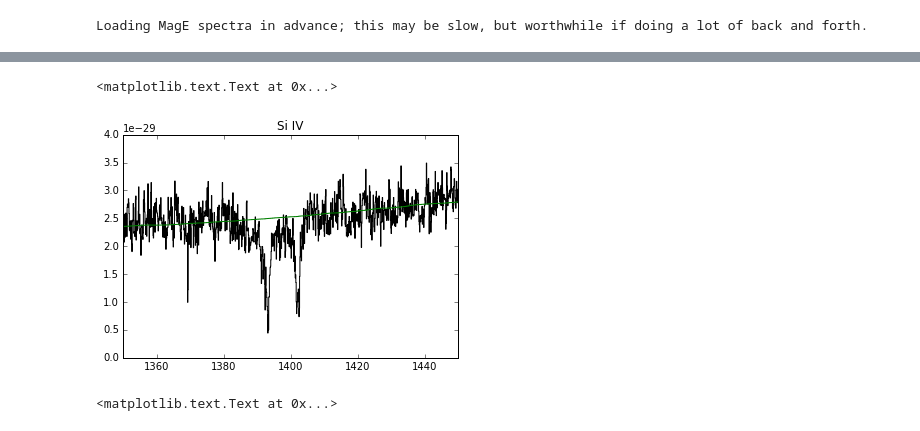
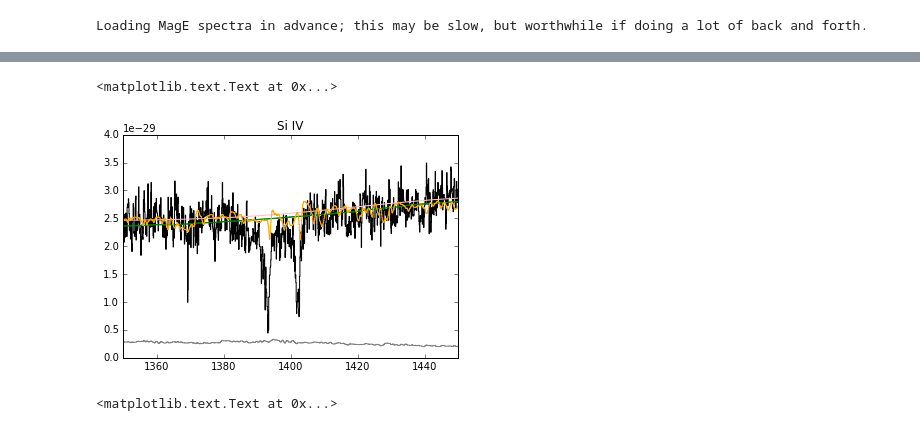
Before and after one commit to janerigby/NB, a Jupyter notebook: Rongmon Mage example.ipynb, the cells around one changed output, grey strips where cells are left out. Cells and saved outputs as stored; diff of their text form; code cells hidden in the pictures.

```diff
--- a/Rongmon Mage example.ipynb
+++ b/Rongmon Mage example.ipynb
@@ -32,6 +32,7 @@ Loading MagE spectra in advance; this may be slow, but worthwhile if doing a lot
 # %%
 # speclist is a dataframe that describes the spectra. Its index is "short_label",
 # which are the unique names of the spectra.
-print "Stellar redshift for Cosmic Eye: ", speclist.ix['Cosmic~Eye']['z_stars']
+example = "rcs0327-U"
+print "Stellar redshift for Cosmic Eye: ", speclist.ix[example]['z_stars']
 speclist.tail(2)
 # %% [output]
@@ -42,7 +43,7 @@ Stellar redshift for Cosmic Eye:  3.074834
 | Cosmic~Eye | Cosmic_eye/ | cosmiceye-combwC1.txt | Cosmic~Eye | 3.074834 | 0.00040 | False | 3.0735 | 0.00024 | False | 3.072358 | ... |
 # %%
 # The spectra are stored in in a dictionary of dataframes, called sp
-thisgal = speclist['short_label'][5]
+thisgal = example
 print "Let's pick an example galaxy:", thisgal
 print sp[thisgal].keys()  # All the column names in the spectrum
 sp[thisgal].head(2)
@@ -64,14 +65,18 @@ Index([u'wave', u'fnu', u'fnu_u', u'wave_sky', u'fnu_sky', u'fnu_cont',
 2 rows × 33 columns
 # %%
 plt.step(sp[thisgal]['rest_wave'], sp[thisgal]['rest_fnu'], color='black')
+plt.step(sp[thisgal]['rest_wave'], sp[thisgal]['rest_fnu_u'], color='grey')
 plt.step(sp[thisgal]['rest_wave'], sp[thisgal]['rest_fnu_autocont'], color='green')
+plt.step(sp[thisgal]['rest_wave'], sp[thisgal]['rest_fnu_autocont'], color='green')
+plt.step(sp[thisgal]['rest_wave'], sp[thisgal]['rest_fnu_cont'], color='pink')
+plt.step(sp[thisgal]['rest_wave'], sp[thisgal]['rest_fnu_s99model'], color='orange')
 # rest_fnu_autocont is the automatically-generated continuum
 plt.ylim(0,4E-29)
 plt.xlim(1350,1450)
 plt.title("Si IV")
 # %% [output]
 <matplotlib.text.Text at 0x...>
-[figure, old version]
+[figure, new version]
 # %%
 plt.step(sp[thisgal]['rest_wave'], sp[thisgal]['rest_fnu'], color='black')
 plt.step(sp[thisgal]['rest_wave'], sp[thisgal]['rest_fnu_autocont'], color='green')
```
Also changed, not shown: parts of 4 cells of this notebook.
